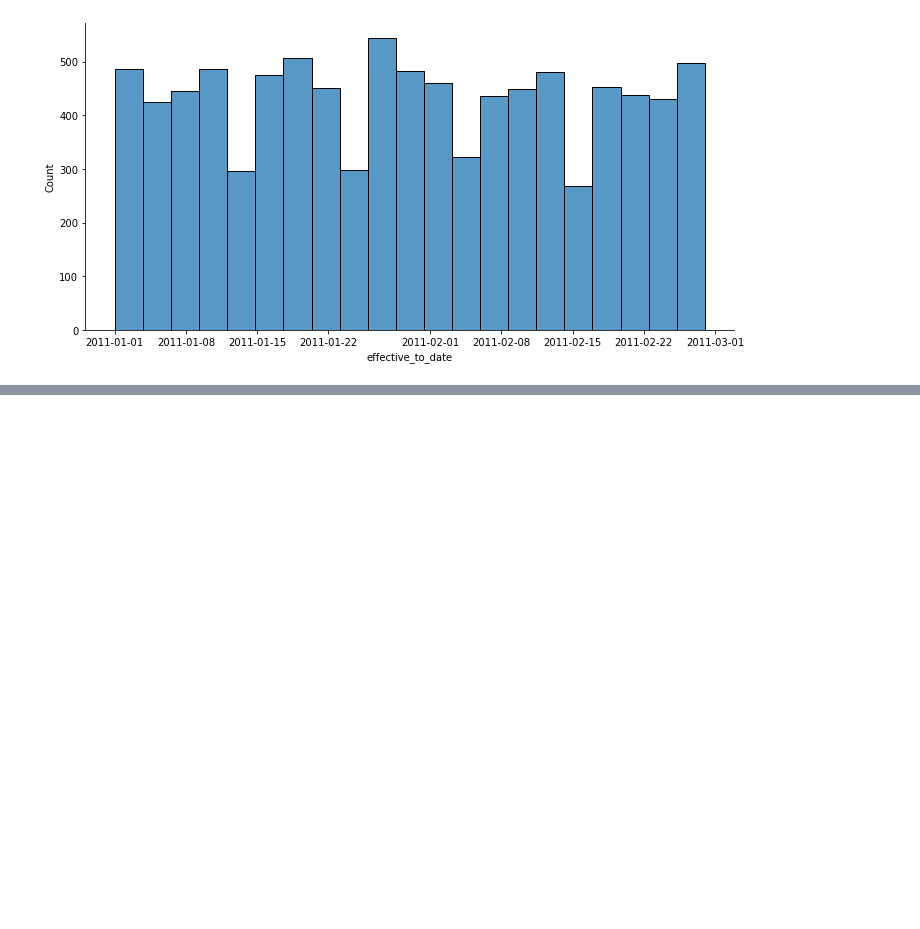
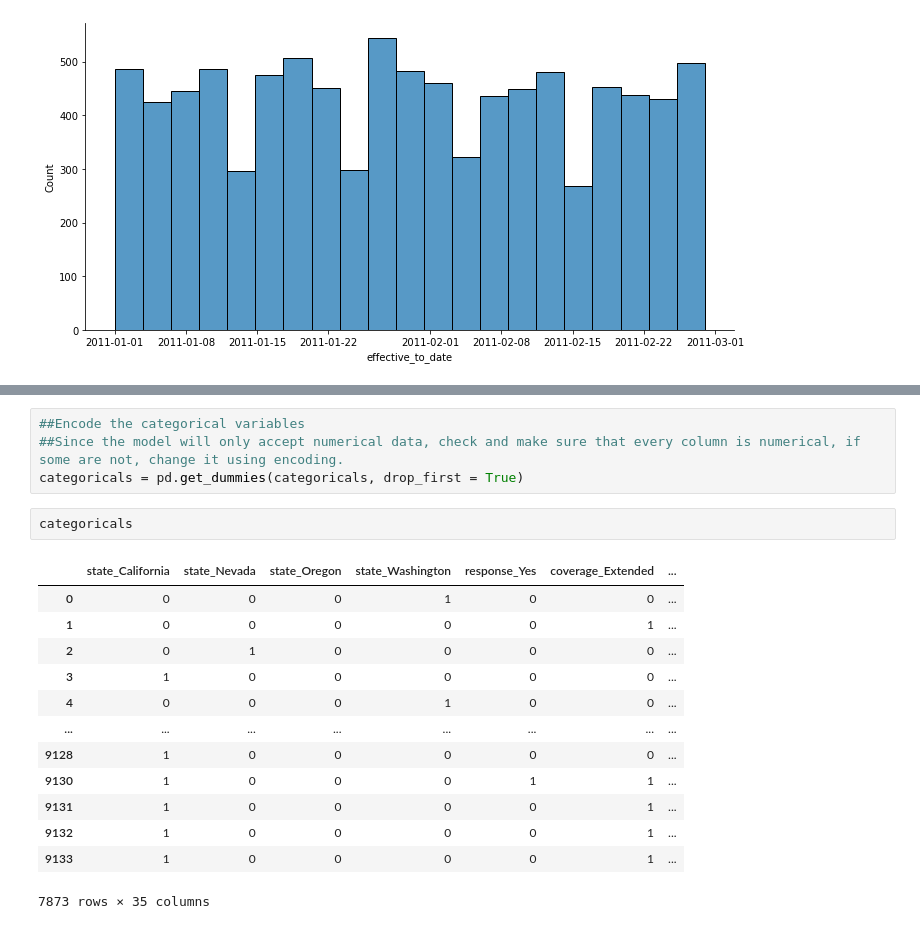
Before and after one commit to johanayf/lab-cleaning-numerical-data, a Jupyter notebook: files_for_lab/Lab | Logistic Regression.ipynb, the cells around one changed output, grey strips where cells are left out. Saved outputs shown, nothing was run; the diff lists cells and outputs as text; blank space fills up the shorter version.

Commit message:
Lab | Data cleaning and wrangling

```diff
--- a/files_for_lab/Lab | Logistic Regression.ipynb
+++ b/files_for_lab/Lab | Logistic Regression.ipynb
@@ -361,0 +475,20 @@ plt.show()
+# %%
+##Encode the categorical variables
+##Since the model will only accept numerical data, check and make sure that every column is numerical, if some are not, change it using encoding.
+categoricals = pd.get_dummies(categoricals, drop_first = True)
+# %%
+categoricals
+# %% [output]
+|  | state_California | state_Nevada | state_Oregon | state_Washington | response_Yes | coverage_Extended | ... |
+| 0 | 0 | 0 | 0 | 1 | 0 | 0 | ... |
+| 1 | 0 | 0 | 0 | 0 | 0 | 1 | ... |
+| 2 | 0 | 1 | 0 | 0 | 0 | 0 | ... |
+| 3 | 1 | 0 | 0 | 0 | 0 | 0 | ... |
+| 4 | 0 | 0 | 0 | 1 | 0 | 0 | ... |
+| ... | ... | ... | ... | ... | ... | ... | ... |
+| 9128 | 1 | 0 | 0 | 0 | 0 | 0 | ... |
+| 9130 | 1 | 0 | 0 | 0 | 1 | 1 | ... |
+| 9131 | 1 | 0 | 0 | 0 | 0 | 1 | ... |
+| 9132 | 1 | 0 | 0 | 0 | 0 | 1 | ... |
+| 9133 | 1 | 0 | 0 | 0 | 0 | 1 | ... |
+7873 rows × 35 columns
```
Also changed, not shown: parts of 10 cells of this notebook.
